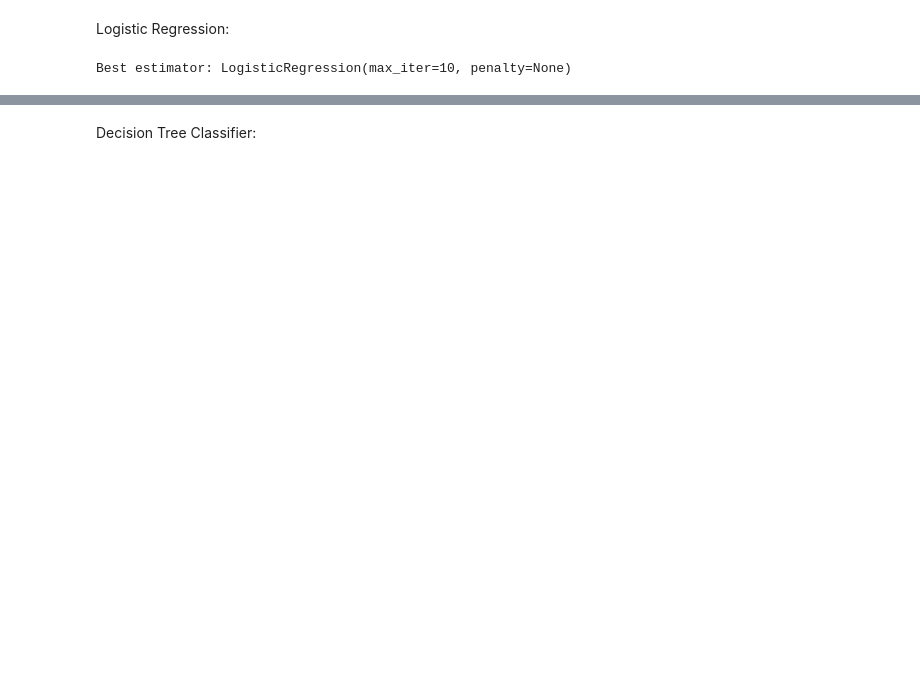
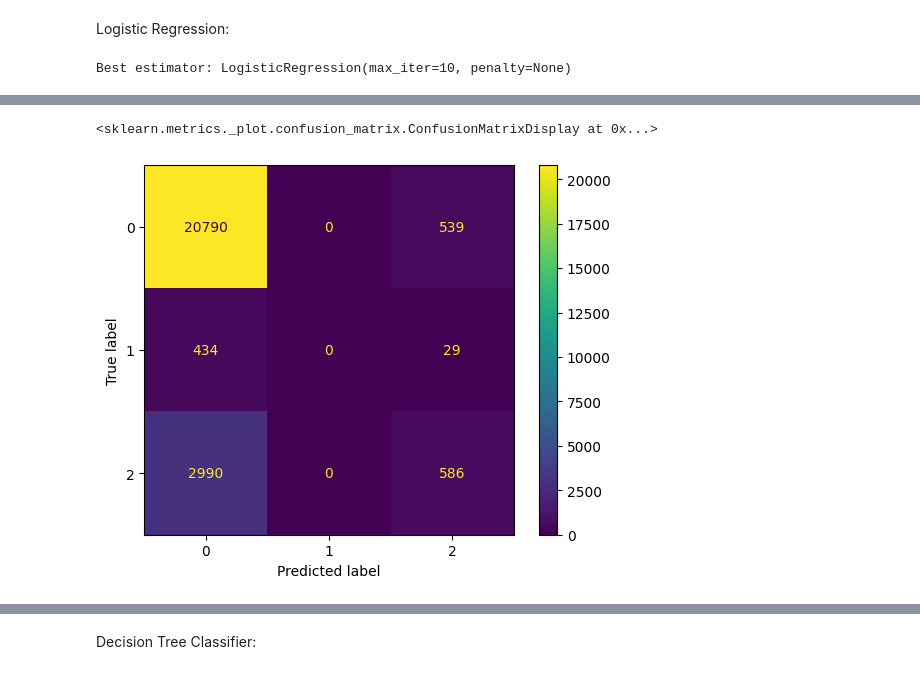
Before and after one commit to herrickc9614/geneticAlgorithm_SynthData, a Jupyter notebook: geneticAlgorithm_SynthData.ipynb, the cells around one changed output, grey strips where cells are left out. Drawn from its saved outputs; the diff is of its cells as text; code cells hidden in the pictures; blank space fills up the shorter version.

```diff
--- a/geneticAlgorithm_SynthData.ipynb
+++ b/geneticAlgorithm_SynthData.ipynb
@@ -115,2 +208,25 @@ Replace TrainingSet With Synthetic Data
+# %%
+#Bootstrap sampling
+syn_X = X_train
+syn_Y = y_train
+numToReplace = int(len(syn_X) * .5)
+
+for _ in range(0, numToReplace):
+  rand = random.randint(0, len(syn_X) - 1)
+  syn_X = syn_X.drop(syn_X.index[rand])
+  syn_Y = syn_Y.drop(syn_Y.index[rand])
+
+for _ in range(0, numToReplace):
+  newEntry = []
+
+  for col in syn_X.columns.tolist():
+    newEntry.append(np.random.choice(syn_X[col]))
+
+  syn_X.loc[len(syn_X)] = newEntry
+
+  newEntry = []
+  for col in syn_Y.columns.tolist():
+    newEntry.append(np.random.choice(syn_Y[col]))
+  syn_Y.loc[len(syn_Y)] = newEntry
 # %% [markdown]
 Logistic Regression:
@@ -145,3 +292,16 @@ ConfusionMatrixDisplay(cm).plot()
+# %%
+#Synthetic Data Training
+regModel = regTuning.best_estimator_
+regModel.fit(syn_X, syn_Y)
+regModel.score(X_test, y_test)
+
+y_pred = regModel.predict(X_test)
+
+cm = confusion_matrix(y_test,y_pred)
+ConfusionMatrixDisplay(cm).plot()
+# %% [output]
+<sklearn.metrics._plot.confusion_matrix.ConfusionMatrixDisplay at 0x...>
+[figure, added]
 # %%
 print("LR model accuracy:", metrics.accuracy_score(y_test, y_pred))
 print("LR model precision:", metrics.precision_score(y_test, y_pred, average='micro'))
```
Also changed, not shown: parts of 55 cells of this notebook.
